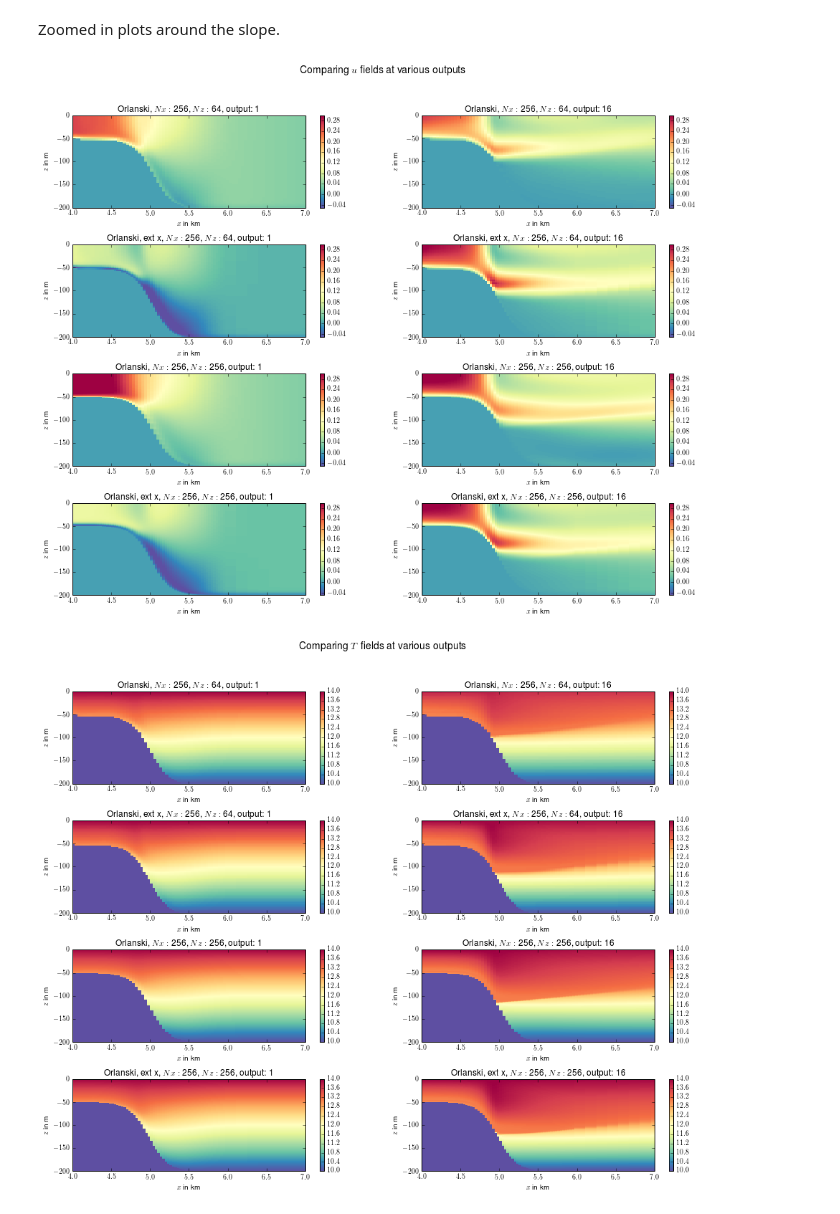
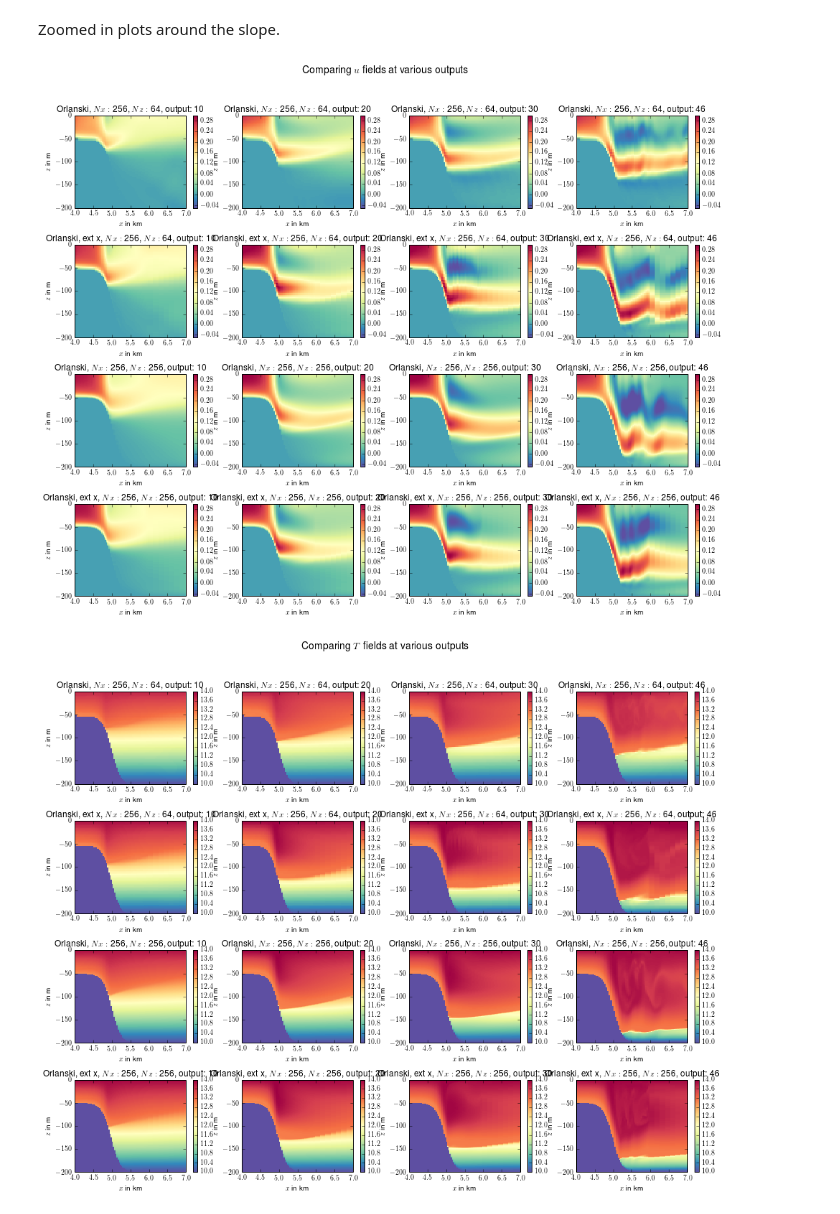
Before and after one commit to UBC-MOAD/flow_separation, a Jupyter notebook: notebooks_2D_runs/compare_simulations.ipynb, the cells around one changed output. Cells and saved outputs as stored; diff of their text form; code cells hidden in the pictures.

```diff
--- a/notebooks_2D_runs/compare_simulations.ipynb
+++ b/notebooks_2D_runs/compare_simulations.ipynb
@@ -70,7 +70,7 @@ for _ii in range(0,_Ncomps):
 # timestepping parameters RLI: load from data file? probably unnecessary
 _dt[0] = 10; _dt[1] = 10; _dt[2] = 1; _dt[3] = 1;
 _output_dt = 1800;
-_final_t = 28800+_output_dt;
+_final_t = 82800+_output_dt;
 # %% [output]
 ../../Orlanski_Nx_256_Nz_64/XG.001.001.meta
 ../../Orlanski_Nx_256_Nz_64/Depth.001.001.meta
@@ -109,11 +109,11 @@ for _ii in range(0,_Ncomps):
 # %% [markdown]
 Now that we have the files read in, we can compare some fields.
 # %%
-_fig = plt.figure(); # RLI: line unused, why is it here?
+_fig = plt.figure();
 
 plt.clf();
 
-_outs = [1,len(_out_files[0])-1]; # set the outputs to compare --- can be variable length
+_outs = [10,20,30,len(_out_files[0])-1]; # set the outputs to compare --- can be variable length
 
 # plot each subplot
 _itr = 1;
@@ -131,7 +131,6 @@ for _ii in range(0,_Ncomps):
         plt.title(_title[_ii]+', output: '+str(_out));
         _itr = _itr+1;
 
-# set the total plot title RLI: change size?
 plt.suptitle(r'Comparing $u$ fields at various outputs', fontsize=14, fontweight='bold')
 
 _fig.subplots_adjust(hspace=0.4,wspace=0.2);
@@ -142,7 +141,7 @@ plt.show();
 # %%
-_fig = plt.figure(); # RLI: line unused, why is it here?
+_fig = plt.figure();
 
-_outs = [1,len(_out_files[0])-1]; # set the outputs to compare --- can be variable length
+_outs = [10,20,30,len(_out_files[0])-1]; # set the outputs to compare --- can be variable length
 
 # plot each subplot
 _itr=1;
@@ -158,7 +157,6 @@ for _ii in range(0,_Ncomps):
         plt.title(_title[_ii]+', output: '+str(_out));
         _itr = _itr+1;
 
-# set the total plot title RLI: change size?
 plt.suptitle(r'Comparing $T$ fields at various outputs', fontsize=14, fontweight='bold')
 
 _fig.subplots_adjust(hspace=0.4,wspace=0.2);
@@ -187,11 +185,11 @@ _fig.subplots_adjust(hspace=0.4,wspace=0.2);
 # %% [markdown]
 Zoomed in plots around the slope.
 # %%
-_fig = plt.figure(); # RLI: line unused, why is it here?
+_fig = plt.figure();
 
 plt.clf();
 
-_outs = [1,len(_out_files[0])-1]; # set the outputs to compare --- can be variable length
+_outs = [10,20,30,len(_out_files[0])-1]; # set the outputs to compare --- can be variable length
 
 _xmin = 4e3; _xmax = 7e3;
 _zmin = -200; _zmax = 0;
@@ -211,44 +209,42 @@ for _ii in range(0,_Ncomps):
         plt.title(_title[_ii]+', output: '+str(_out));
         _itr = _itr+1;
 
-# set the total plot title RLI: change size?
 plt.suptitle(r'Comparing $u$ fields at various outputs', fontsize=14, fontweight='bold')
 
 _fig.subplots_adjust(hspace=0.4,wspace=0.2);
 
 plt.show();
 # %% [output]
-[figure, old version]
+[figure, new version]
 # %%
-_fig = plt.figure(); # RLI: line unused, why is it here?
+_fig = plt.figure();
 
 plt.clf();
 
-_outs = [1,len(_out_files[0])-1]; # set the outputs to compare --- can be variable length
+_outs = [10,20,30,len(_out_files[0])-1]; # set the outputs to compare --- can be variable length
 
 _xmin = 4e3; _xmax = 7e3;
 _zmin = -200; _zmax = 0;
 
 # plot each subplot
 _itr = 1;
 for _ii in range(0,_Ncomps):
     for _jj,_out in enumerate(_outs):
         plt.subplot(_Ncomps,len(_outs),_itr);
         plt.pcolor(_x[_ii]/1000,_z[_ii],np.squeeze(_T[_ii][:,:,_out]),cmap='Spectral_r');
         plt.colorbar();
         plt.clim((10,14));
         plt.xlabel(r'$x$ in km')
         plt.ylabel(r'$z$ in m')
         plt.xlim((_xmin/1000,_xmax/1000))
         plt.ylim((_zmin,_zmax))
         plt.title(_title[_ii]+', output: '+str(_out));
         _itr = _itr+1;
 
-# set the total plot title RLI: change size?
 plt.suptitle(r'Comparing $T$ fields at various outputs', fontsize=14, fontweight='bold')
 
 _fig.subplots_adjust(hspace=0.4,wspace=0.2);
 
 plt.show();
 # %% [output]
-[figure, old version]
+[figure, new version]
```
Also changed, not shown: parts of 3 cells of this notebook.
